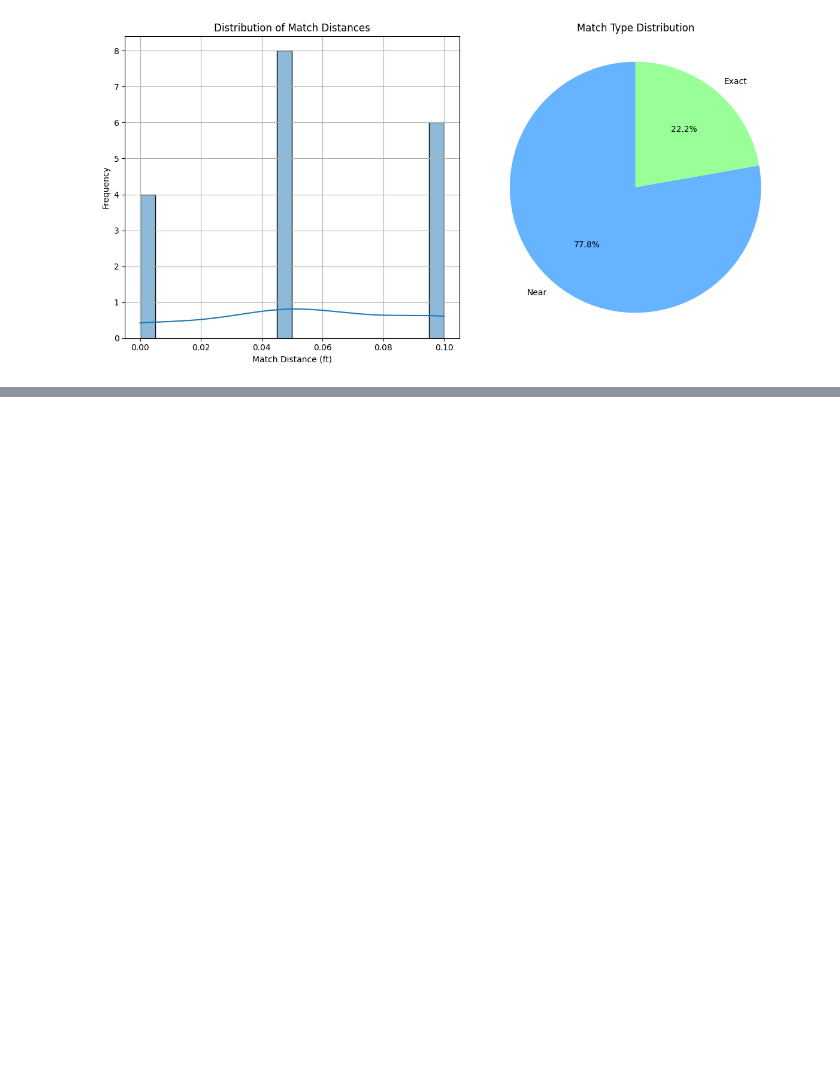
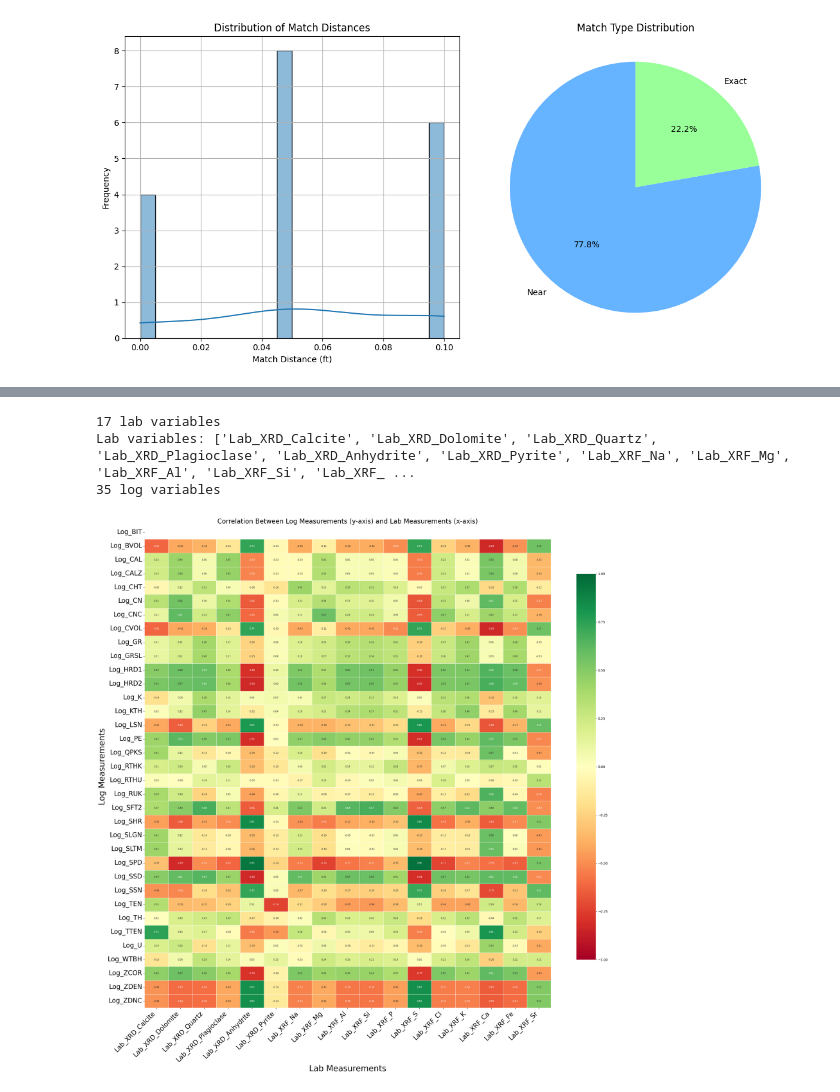
Before and after one commit to Z1y4dd/colab, a Jupyter notebook: HRDH/HRDH_1119/HRDH_1119_0_FULL.ipynb, the cells around one changed output, grey strips where cells are left out. Cells and saved outputs as stored; diff of their text form; code cells hidden in the pictures; blank space fills up the shorter version.

Commit message:
heatmap

```diff
--- a/HRDH/HRDH_1119/HRDH_1119_0_FULL.ipynb
+++ b/HRDH/HRDH_1119/HRDH_1119_0_FULL.ipynb
@@ -239,7 +238,7 @@ def load_full_dsl_log(
 
 
 # Path to the DLIS log file
-dir_path = r"\\bhidhares01\GROUPS\Daleelah_Interns\2025 interns\Ziyad alghamdi\transtion_minerals\Log Data\HRDH_1119_0"
+dir_path = r"\\bhidhares01\GROUPS\Daleelah_Interns\2025 interns\Ziyad alghamdi\transtion_minerals\Log Data\HRDH_1119_*"
 
 log_df, meta = load_full_dsl_log(
     root_dir=dir_path,
@@ -860,0 +835,56 @@ NameError: name 'joined' is not defined
+# %%
+import seaborn as sns
+import matplotlib.pyplot as plt
+import pandas as pd
+import numpy as np
+
+# Filter for all lab measurement columns (excluding non-measurement columns)
+lab_vars = [col for col in joined.columns if col.startswith('Lab_') and
+           col not in ['Lab_Depth', 'Lab_Sample_ID']]
+
+# Filter for all log measurement columns (excluding non-measurement or auxiliary columns)
+log_vars = [col for col in joined.columns if col.startswith('Log_') and
+           col not in ['Log_Depth', 'Log_FRAMENO']]
+
+# Filter out columns where all values are 0
+lab_vars = [col for col in lab_vars if not (joined[col] == 0).all()]
+log_vars = [col for col in log_vars if not (joined[col] == 0).all()]
+
+# 31 - 10
+print(len(lab_vars), "lab variables")
+print("Lab variables:", lab_vars)
+print(len(log_vars), "log variables")
+# Compute correlation matrix (log variables as rows, lab variables as columns)
+corr_matrix = joined[lab_vars + log_vars].corr().loc[log_vars, lab_vars]
+
+# Create a larger figure for better readability
+plt.figure(figsize=(24, 24))
+
+# Plot the heatmap with rotated x-axis labels
+sns.heatmap(corr_matrix,
+            annot=True,                  # Show correlation values
+            cmap='RdYlGn',               # Use a diverging colormap
+            vmin=-1, vmax=1,             # Fixed scale for correlation values
+            linewidths=0.5,              # Add line separators
+            fmt='.2f',                   # Format as 2 decimal places
+            annot_kws={'size': 7},       # Smaller annotation font size
+            cbar_kws={"shrink": 0.8})    # Adjust colorbar
+
+
+#  labeling and styling
+plt.title('Correlation Between Log Measurements (y-axis) and Lab Measurements (x-axis)', fontsize=20)
+plt.xticks(rotation=45, ha='right', fontsize=20)
+plt.yticks(fontsize=20)
+
+# Add clearer axis labels
+plt.xlabel('Lab Measurements', fontsize=25, )
+plt.ylabel('Log Measurements', fontsize=25, )
+
+plt.tight_layout()
+plt.savefig('correlation_heatmap_comprehensive.png', dpi=300, bbox_inches='tight')
+plt.show()
+# %% [output]
+17 lab variables
+Lab variables: ['Lab_XRD_Calcite', 'Lab_XRD_Dolomite', 'Lab_XRD_Quartz', 'Lab_XRD_Plagioclase', 'Lab_XRD_Anhydrite', 'Lab_XRD_Pyrite', 'Lab_XRF_Na', 'Lab_XRF_Mg', 'Lab_XRF_Al', 'Lab_XRF_Si', 'Lab_XRF_ ...
+35 log variables
+[figure, added]
```
Also changed, not shown: parts of 7 cells of this notebook, 13 other files.
